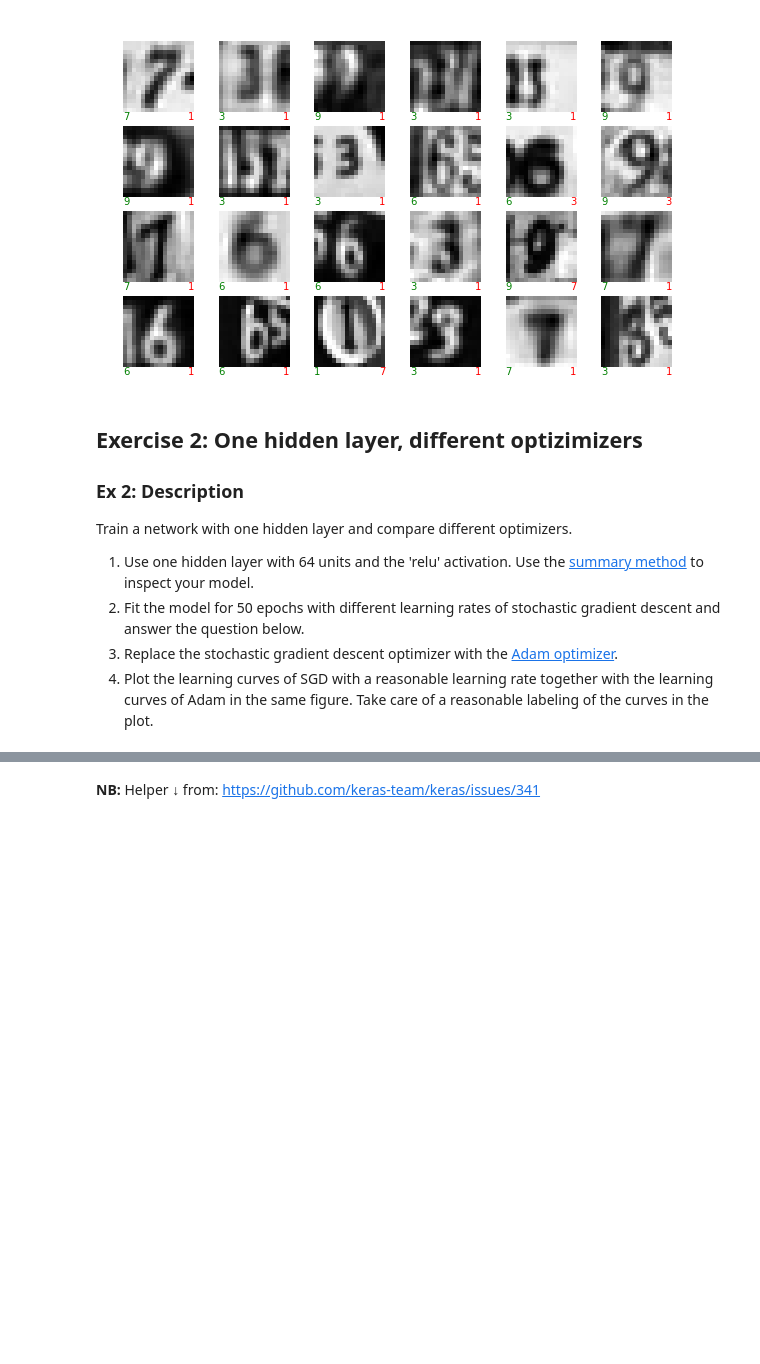
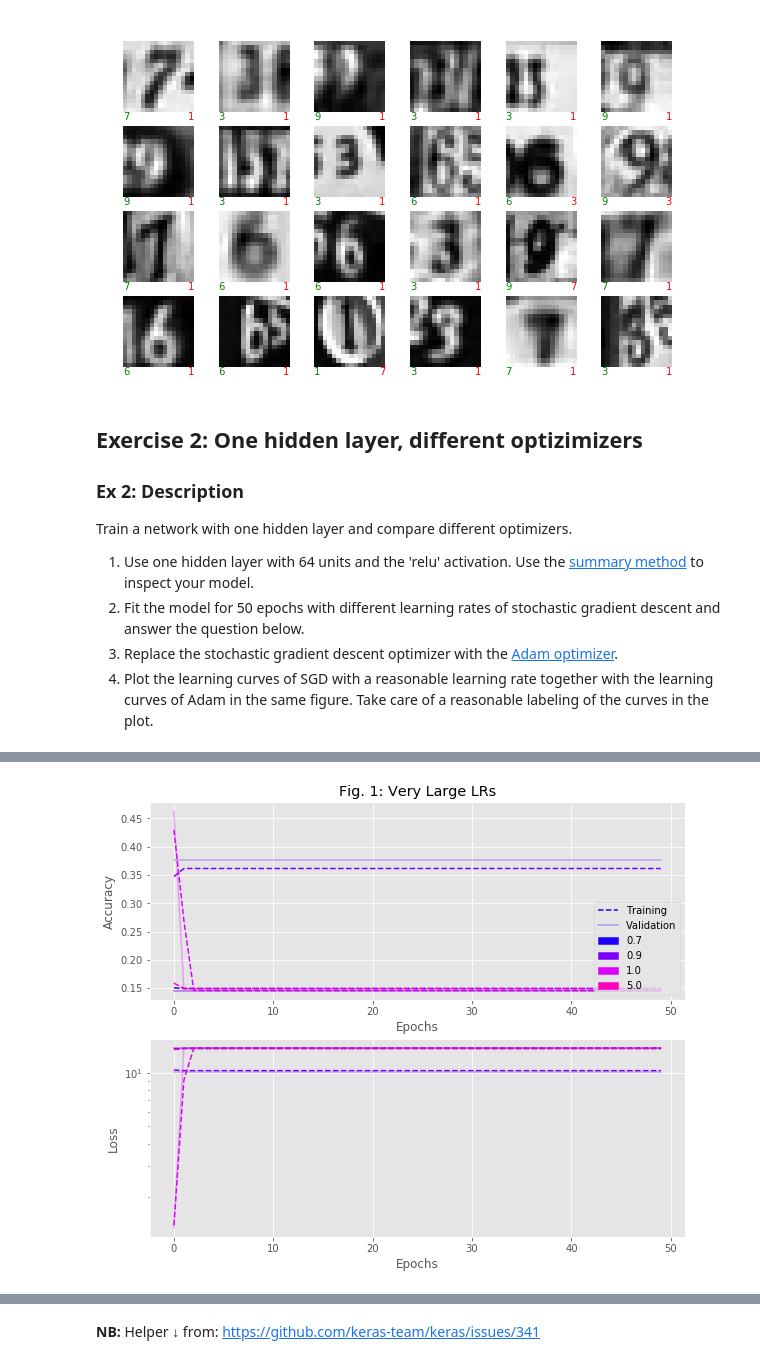
Before and after one commit to lguillain/Artificial-Neural-Networks, a Jupyter notebook: miniproject1/miniproject1_Olesya.ipynb, the cells around one changed output, grey strips where cells are left out. Saved outputs shown, nothing was run; the diff lists cells and outputs as text; code cells hidden in the pictures; blank space fills up the shorter version.

```diff
--- a/miniproject1/miniproject1_Olesya.ipynb
+++ b/miniproject1/miniproject1_Olesya.ipynb
@@ -300,7 +350,12 @@ class AppendedHistory:
         ind = self.history['var'].index(var)
         for key in self.history.keys():
             if key != 'var':
-                self.history[key][ind] = np.concatenate((self.history[key][ind], history.history[key])).tolist()
+                self.history[key][ind] = self.history[key][ind] + history.history[key]
+
+    def merge(self, history):
+        """Merge 2 histories."""
+        for key in self.history.keys():
+            self.history[key] = self.history[key] + history.history[key]
 
     def save(self, fname):
         with open(fname, 'w') as file:
@@ -316,7 +371,18 @@ class AppendedHistory:
     def get_slice(self, slice_):
         new_hist = AppendedHistory()
         for key in self.history.keys():
-            new_hist.history[key] = self.history[key][slice_]
+            if type(slice_) == int:
+                new_hist.history[key] = [self.history[key][slice_]]
+            else:
+                new_hist.history[key] = self.history[key][slice_]
+        return new_hist
+
+    def get_sample_slice(self, slice_):
+        new_hist = AppendedHistory()
+        for key in self.history.keys():
+            if key != 'var':
+                for v in self.history[key]:
+                    new_hist.history[key].append(v[slice_])
         return new_hist
 
     def plot(self, title, mode, complementary=True):
@@ -326,6 +392,7 @@ class AppendedHistory:
         plt.xlabel('Epochs')
 
         colormap = cm.gist_rainbow(np.linspace(0, 1, len(self.history['var'])))
+        print(colormap)
         if complementary:
             plt.legend(handles=get_legend(colormap, self.history['var']), loc='upper right')
         else:
@@ -337,6 +404,7 @@ class AppendedHistory:
         else: ind = 0
         color_iter = iter(colormap)
         for val in self.history[mode]:
+            print(val)
             color = next(color_iter)
             plt.plot(val, linestyle=linestyles[ind], color=color, alpha=alphas[ind])
         if complementary:
@@ -349,7 +417,7 @@ class AppendedHistory:
                 color = next(color_iter)
                 plt.plot(val, '-', color=color, alpha=0.3)
 
-    def plot_acc_loss(self, title, prefix_1, prefix_2=None):
+    def plot_acc_loss(self, title, prefix_1, prefix_2=None, slice_=slice(None)):
         """Plots both accuracy and validation traces for given histories.
 
         Params:
@@ -358,7 +426,7 @@ class AppendedHistory:
         prefix_1 - {'', 'val_'}, the first prefix,
         prefix_2 - {'', 'val_'}, the second prefix, optional."""
 
-        fig = plt.figure(figsize=(16,8))
+        fig = plt.figure(figsize=(12,8))
         ax = []
         ax.append(fig.add_subplot(211))
         ax.append(fig.add_subplot(212))
@@ -368,8 +436,9 @@ class AppendedHistory:
         ax[1].set_ylabel('Loss')
         ax[0].set_xlabel('Epochs')
         ax[1].set_xlabel('Epochs')
+        ax[1].set_yscale('log')
 
-        colormap = cm.gist_rainbow(np.linspace(0, 1, len(self.history['var'])))
+        colormap = cm.gist_rainbow(np.linspace(0, 1, len(self.history['var'])))[slice_]
 
         for i, mode in enumerate(['acc', 'loss']):
             color_iter = iter(colormap)
@@ -377,14 +446,14 @@ class AppendedHistory:
             alphas = [1, 0.3]
             if prefix_1 == 'val_': ind = 1
             else: ind = 0
-            for val in self.history[prefix_1 + mode]:
+            for val in self.history[prefix_1 + mode][slice_]:
                 color = next(color_iter)
                 ax[i].plot(val, linestyle=linestyles[ind], color=color, alpha=alphas[ind])
             del linestyles[ind]
             del alphas[ind]
             if prefix_2:
                 color_iter = iter(colormap)
-                for val in self.history[prefix_2 + mode]:
+                for val in self.history[prefix_2 + mode][slice_]:
                     color = next(color_iter)
                     ax[i].plot(val, linestyles[0], color=color, alpha=alphas[0])
 
@@ -394,10 +463,10 @@ class AppendedHistory:
 
         # Put a legend to the right of the current axis
         if prefix_2:
-            legend = get_legend(colormap, self.history['var'])
+            legend = get_legend(colormap, self.history['var'][slice_])
         else:
-            legend = get_legend(colormap, self.history['var'], lines=False)
-        ax[0].legend(handles=legend, loc='upper right', bbox_to_anchor=(1.135, 1.0))
+            legend = get_legend(colormap, self.history['var'][slice_], lines=False)
+        ax[0].legend(handles=legend, loc='lower right')#, bbox_to_anchor=(1.135, 1.0))
 
     def get_ist(self, i):
         ist = {}
@@ -558,0 +697,4 @@ Train a network with one hidden layer and compare different optimizers.
+# %%
+apphist_onehl.plot_acc_loss('Fig. 1: Very Large LRs', '', 'val_', slice(-4, None))
+# %% [output]
+[figure, added]
```
Also changed, not shown: parts of 77 cells of this notebook, 18 other files.
